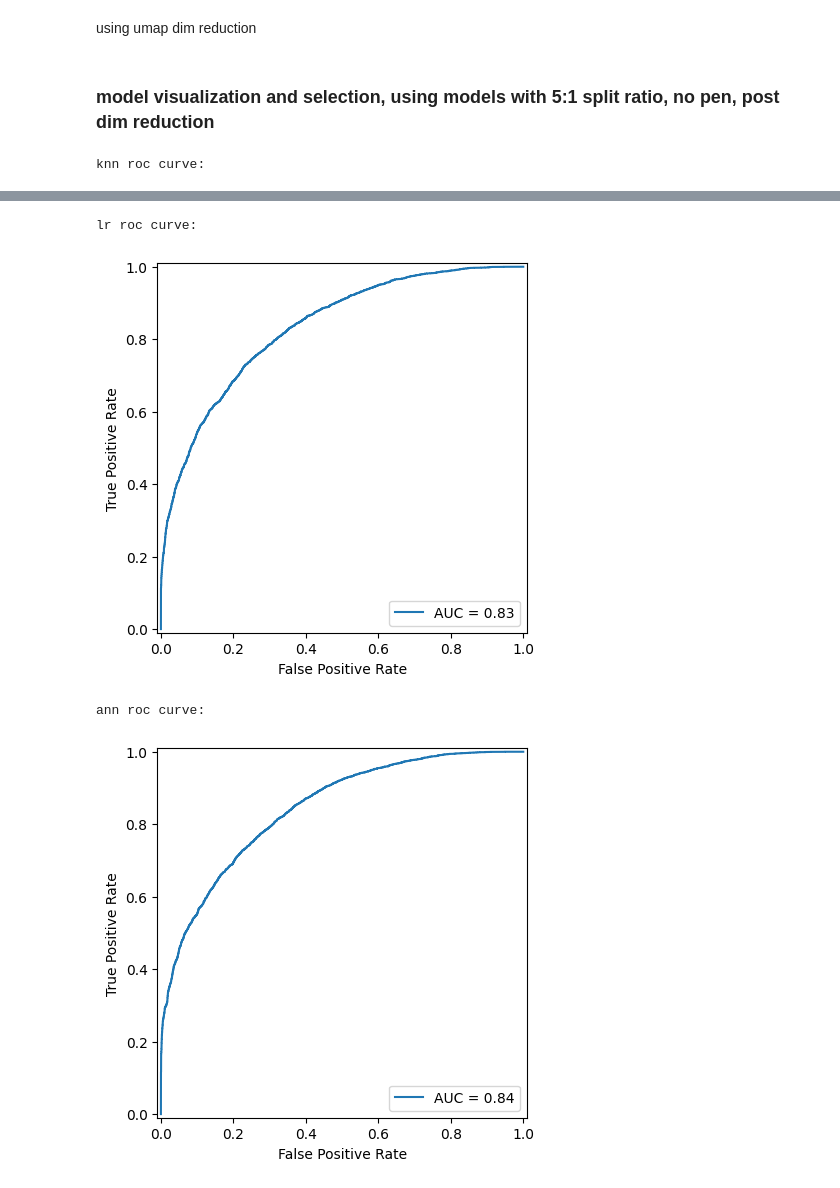
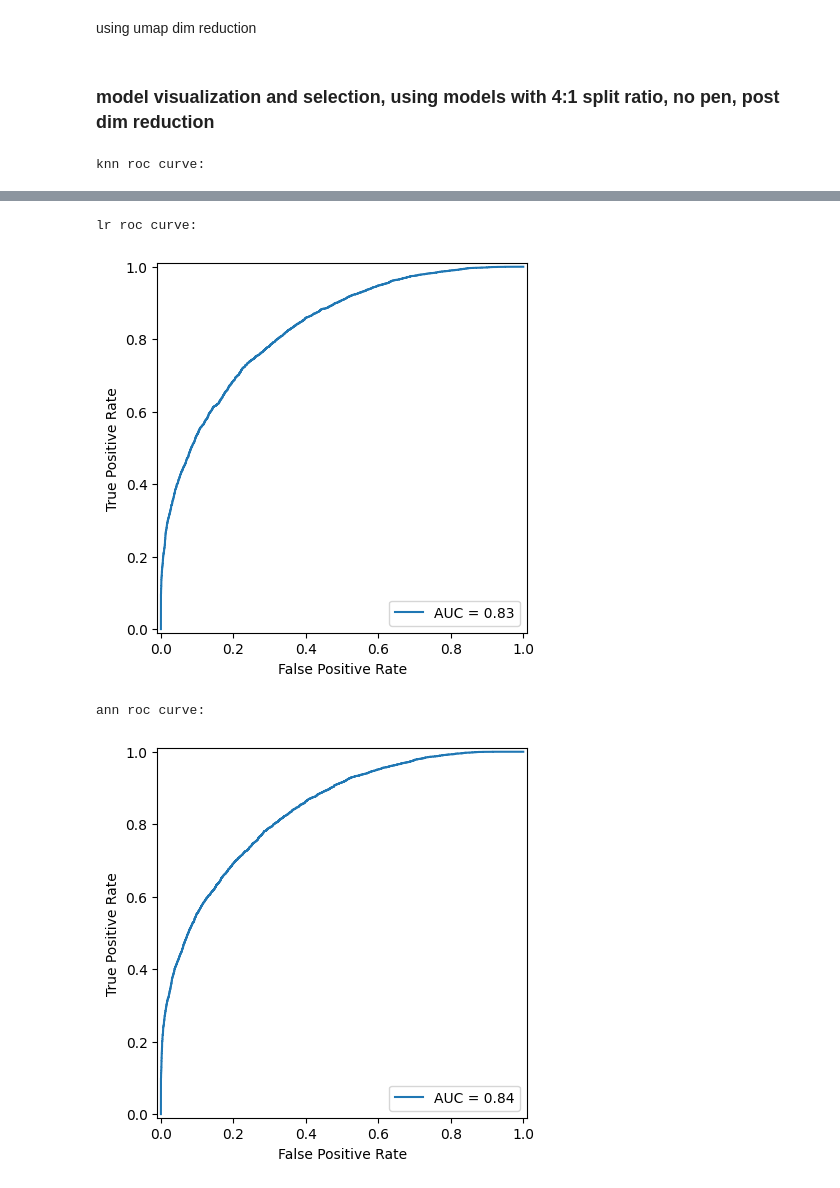
Before and after one commit to duongk67/ML_final_project, a Jupyter notebook: classification.ipynb, the cells around one changed output, grey strips where cells are left out. Drawn from its saved outputs; the diff is of its cells as text; code cells hidden in the pictures.

Commit message:
tune parameters

```diff
--- a/classification.ipynb
+++ b/classification.ipynb
@@ -135,16 +143,32 @@ k = 207
+# %%
+# for log reg
+# param_grid = {'C': np.logspace(-4, 4, base=2)}
+# log_reg = LogisticRegression()
+# grid_search = GridSearchCV(log_reg, param_grid, cv=5, n_jobs=-1)
+# grid_search.fit(X_train, Y_train)
+# print(grid_search.best_params_) # 0.07837463407059186
+C_t = 0.07837463407059186
+C = 0.09828133225118688
 # %%
 # finding optimal setting for ann hidden layer
 
-# param_grid = {#'hidden_layer_sizes': [(8,), (16,), (32,), (64), (128,), (8, 8), (16, 16), (32, 32)]
-#   'learning_rate_init': [0.0001, 0.001, 0.01, 0.1], 'alpha': [0.0001, 0.001, 0.01, 0.1]}
+# param_grid = {#'hidden_layer_sizes': [(8,), (16,), (32,), (64), (8, 8), (16, 16)] #32
+#  'alpha': [0.0001, 0.001, 0.01, 0.1],
+#  'activation': ['logistic', 'tanh', 'relu'], # 0.1, logistic
+  # 'batch_size': [16, 32, 64, 128] #32
+  # }
 # ann = MLPClassifier(learning_rate='adaptive', max_iter=1000)
 # from sklearn.model_selection import GridSearchCV
-# grid_search = GridSearchCV(ann, param_grid, cv=5, n_jobs=-1)
+# grid_search = GridSearchCV(ann, param_grid, cv=3, n_jobs=-1)
 # grid_search.fit(X_train, Y_train)
-# print(grid_search.best_params_) # (32,)
-
-hidden_layer = (32,)
-learning_rate_init = 0.001
+# print(grid_search.best_params_)
+hidden_layer_sizes = (32,)
+hidden_layer_sizes_t = (16,)
+alpha_t = alpha = 0.1
+activation_t = 'logistic'
+activation = 'relu'
+batch_size = 64
+batch_size_t = 32
 # %%
 
 # param_grid = {'alpha': [0.1, 0.01, 0.001, 0.0001]}
@@ -319,22 +348,23 @@ using umap dim reduction
 #   kfold(X, y, LogisticRegression(max_iter=1000), i, umap.UMAP())
 #   kfold(X, y, MLPClassifier(hidden_layer_sizes=hidden_layer_t, learning_rate='adaptive', max_iter=1000, alpha=alpha, learning_rate_init=learning_rate_init_t), i, umap.UMAP())
 # %% [markdown]
-### model visualization and selection, using models with 5:1 split ratio, no pen, post dim reduction
+### model visualization and selection, using models with 4:1 split ratio, no pen, post dim reduction
 # %%
 from sklearn.metrics import roc_curve, auc, RocCurveDisplay
-X_train, X_valid, Y_train, Y_valid = train_test_split(X, y, test_size=1/6, shuffle=True, random_state=420)
-# pca = PCA()
+X_train, X_valid, Y_train, Y_valid = train_test_split(X, y, test_size=0.2, shuffle=True, random_state=420)
+
+pca = PCA()
 sc = StandardScaler()
-# X_train = pca.fit_transform(sc.fit_transform(X_train))
-# X_valid = pca.transform(sc.transform(X_valid))
 X_train = sc.fit_transform(X_train)
 X_valid = sc.transform(X_valid)
+X_train = pca.fit_transform(X_train)
+X_valid = pca.transform(X_valid)
 
-knn = KNeighborsClassifier(n_neighbors=k)
+knn = KNeighborsClassifier(n_neighbors=k_t)
 knn.fit(X_train, Y_train)
-lr = LogisticRegression(max_iter=1000)
+lr = LogisticRegression(max_iter=1000, C=C_t)
 lr.fit(X_train, Y_train)
-ann = MLPClassifier(hidden_layer_sizes=hidden_layer_t, learning_rate='adaptive', max_iter=1000, learning_rate_init=learning_rate_init_t, alpha=alpha)
+ann = MLPClassifier(hidden_layer_sizes=hidden_layer_sizes_t, learning_rate='adaptive', max_iter=1000, batch_size=batch_size_t, alpha=0)
 ann.fit(X_train, Y_train)
 
 knn_pred_proba = knn.predict_proba(X_valid)
@@ -346,34 +376,34 @@ print("knn roc curve:")
 fpr, tpr, _ = roc_curve(Y_valid, knn_pred_proba[:,1])
 roc_auc = auc(fpr, tpr)
 
 roc_display = RocCurveDisplay(fpr=fpr, tpr=tpr, roc_auc=roc_auc)
 roc_display.plot()
 plt.show()
 
 
 print("lr roc curve:")
 fpr, tpr, _ = roc_curve(Y_valid, lr_pred_proba[:, 1])
 roc_auc = auc(fpr, tpr)
 
 roc_display = RocCurveDisplay(fpr=fpr, tpr=tpr, roc_auc=roc_auc)
 roc_display.plot()
 plt.show()
 
 
 print("ann roc curve:")
 fpr, tpr, _ = roc_curve(Y_valid, ann_pred_proba[:,1])
 roc_auc = auc(fpr, tpr)
 
 roc_display = RocCurveDisplay(fpr=fpr, tpr=tpr, roc_auc=roc_auc)
 roc_display.plot()
 plt.show()
 # %% [output]
 knn roc curve:
 [figure]
 lr roc curve:
 [figure]
 ann roc curve:
-[figure, old version]
+[figure, new version]
 # %%
 knn_pred = knn.predict(X_valid)
 lr_pred = lr.predict(X_valid)
```
Also changed, not shown: parts of 9 cells of this notebook.
